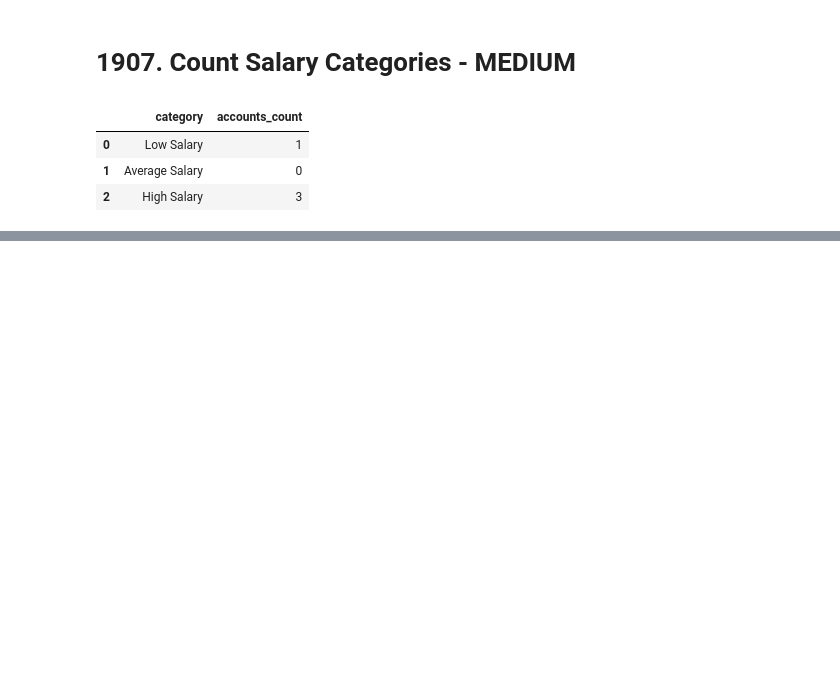
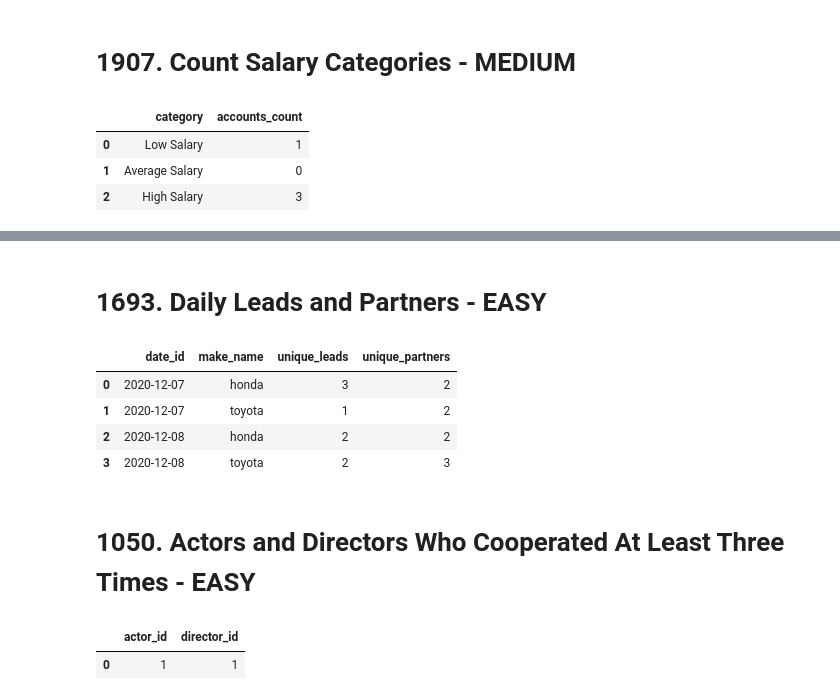
Before and after one commit to d3nnis2001/LeetCode, a Jupyter notebook: 2023/september.ipynb, the cells around one changed output, grey strips where cells are left out. Saved outputs shown, nothing was run; the diff lists cells and outputs as text; code cells hidden in the pictures; blank space fills up the shorter version.

```diff
--- a/2023/september.ipynb
+++ b/2023/september.ipynb
@@ -242,0 +333,34 @@ count_salary_categories(accounts)
+# %% [markdown]
+# 1693. Daily Leads and Partners - EASY
+# %%
+import pandas as pd
+
+data = [['2020-12-8', 'toyota', 0, 1], ['2020-12-8', 'toyota', 1, 0], ['2020-12-8', 'toyota', 1, 2], ['2020-12-7', 'toyota', 0, 2], ['2020-12-7', 'toyota', 0, 1], ['2020-12-8', 'honda', 1, 2], ['2020-12-8', 'honda', 2, 1], ['2020-12-7', 'honda', 0, 1], ['2020-12-7', 'honda', 1, 2], ['2020-12-7', 'honda', 2, 1]]
+daily_sales = pd.DataFrame(data, columns=['date_id', 'make_name', 'lead_id', 'partner_id']).astype({'date_id':'datetime64[ns]', 'make_name':'object', 'lead_id':'Int64', 'partner_id':'Int64'})
+
+def daily_leads_and_partners(daily_sales: pd.DataFrame) -> pd.DataFrame:
+    daily_sales = daily_sales.groupby(["date_id", "make_name"]).nunique().reset_index()
+    return daily_sales.rename(columns={"lead_id":"unique_leads", "partner_id":"unique_partners"})
+daily_leads_and_partners(daily_sales)
+# %% [output]
+|  | date_id | make_name | unique_leads | unique_partners |
+| 0 | 2020-12-07 | honda | 3 | 2 |
+| 1 | 2020-12-07 | toyota | 1 | 2 |
+| 2 | 2020-12-08 | honda | 2 | 2 |
+| 3 | 2020-12-08 | toyota | 2 | 3 |
+# %% [markdown]
+# 1050. Actors and Directors Who Cooperated At Least Three Times - EASY
+# %%
+import pandas as pd
+
+data = [[1, 1, 0], [1, 1, 1], [1, 1, 2], [1, 2, 3], [1, 2, 4], [2, 1, 5], [2, 1, 6]]
+actor_director = pd.DataFrame(data, columns=['actor_id', 'director_id', 'timestamp']).astype({'actor_id':'int64', 'director_id':'int64', 'timestamp':'int64'})
+
+def actors_and_directors(actor_director: pd.DataFrame) -> pd.DataFrame:
+    actor_director = actor_director.groupby(["actor_id", "director_id"]).count().reset_index()
+    actor_director = actor_director[actor_director["timestamp"] >= 3]
+    return actor_director.drop(columns="timestamp")
+actors_and_directors(actor_director)
+# %% [output]
+|  | actor_id | director_id |
+| 0 | 1 | 1 |
```
Also changed, not shown: parts of 14 cells of this notebook.
